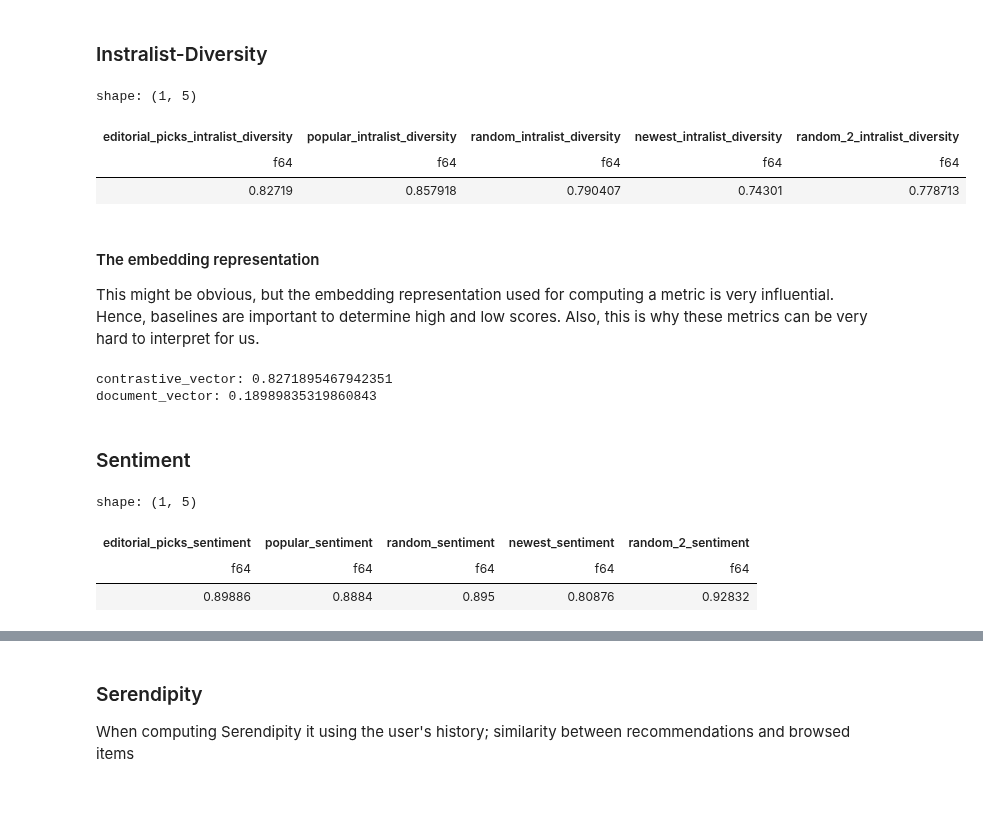
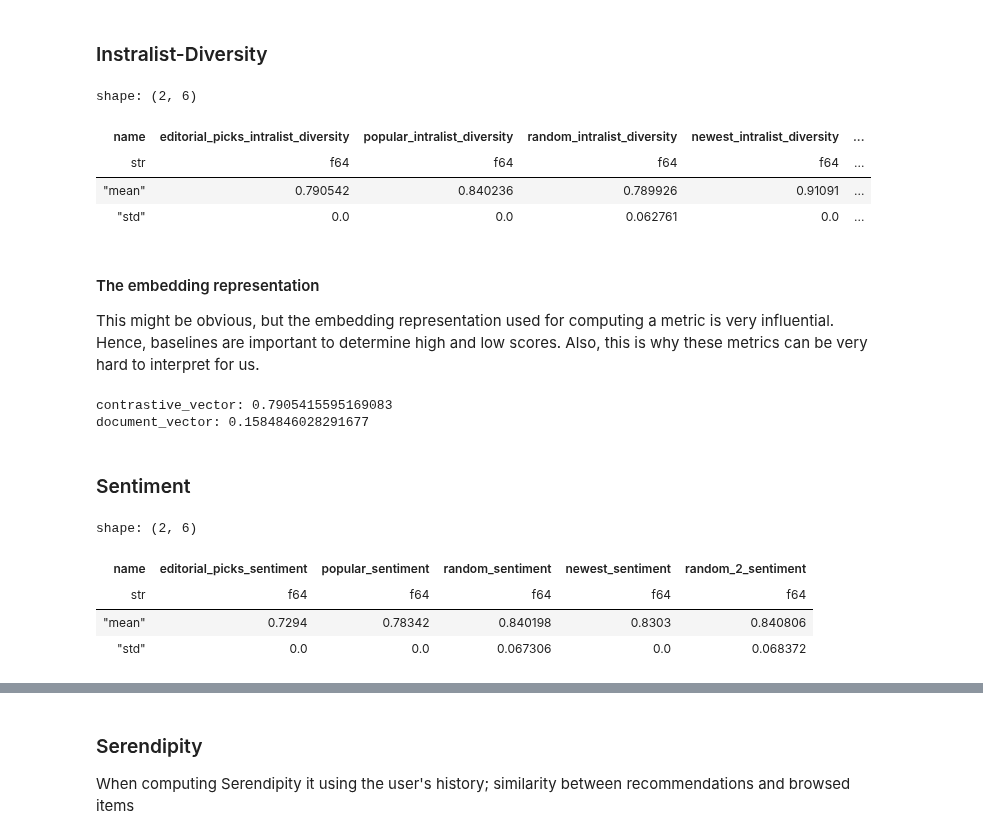
Before and after one commit to ebanalyse/ebnerd-benchmark, a Jupyter notebook: examples/03_beyond_accuracy/make_beyond_accuracy.ipynb, the cells around one changed output, grey strips where cells are left out. Cells and saved outputs as stored; diff of their text form; code cells hidden in the pictures; blank space fills up the shorter version.

```diff
--- a/examples/03_beyond_accuracy/make_beyond_accuracy.ipynb
+++ b/examples/03_beyond_accuracy/make_beyond_accuracy.ipynb
@@ -377,6 +388,11 @@ candidate_list = [
     if id in list(articles_dict)
 ]
 print(f"#candidate_list: {len(candidate_list)}")
+
+df_candidate_articles = df_lookup_articles.filter(
+    pl.col(DEFAULT_ARTICLE_ID_COL).is_in(candidate_list)
+)
+print(f"#candidate-articles (df): {df_candidate_articles.shape[0]}")
 # %% [output]
 #behaviors_timestamp_dict: 27052
 #history_dict: 1615
@@ -394,12 +411,14 @@ print(f"#candidate_list: {len(candidate_list)}")
 ### Editorical Pick
 # %%
 df_candidates_editorial_picks = create_sort_based_prediction_score(
-    df_lookup_articles, column=DEFAULT_TOTAL_INVIEWS_COL, desc=True
+    df_candidate_articles,
+    column=DEFAULT_TOTAL_INVIEWS_COL,
+    desc=True,
 )
 candidates_editorial_picks = np.array(
     [df_candidates_editorial_picks.select(DEFAULT_ARTICLE_ID_COL).to_series()]
 )
 # =>
-print(df_candidates_editorial_picks.head(2))
 print(candidates_editorial_picks[:, :2])
+df_candidates_editorial_picks.head(2)
 # %% [output]
@@ -417,12 +432,14 @@ shape: (2, 3)
 ### Popular
 # %%
 df_candidates_popular = create_sort_based_prediction_score(
-    df_lookup_articles, column=DEFAULT_TOTAL_PAGEVIEWS_COL, desc=True
+    df_candidate_articles,
+    column=DEFAULT_TOTAL_PAGEVIEWS_COL,
+    desc=True,
 )
 candidates_popular = np.array(
     [df_candidates_popular.select(DEFAULT_ARTICLE_ID_COL).to_series()]
 )
 # =>
-print(df_candidates_popular.head(2))
 print(candidates_popular[:, :2])
+df_candidates_popular.head(2)
 # %% [output]
@@ -440,12 +453,14 @@ shape: (2, 3)
 ### Newest
 # %%
 df_candidates_newest = create_sort_based_prediction_score(
-    df_lookup_articles, column=DEFAULT_ARTICLE_PUBLISHED_TIMESTAMP_COL, desc=False
+    df_candidate_articles,
+    column=DEFAULT_ARTICLE_PUBLISHED_TIMESTAMP_COL,
+    desc=False,
 )
 candidates_newest = np.array(
     [df_candidates_newest.select(DEFAULT_ARTICLE_ID_COL).to_series()]
 )
 # =>
-print(df_candidates_newest.head(2))
 print(candidates_newest[:, :2])
+df_candidates_newest.head(2)
 # %% [output]
@@ -513,20 +524,26 @@ candidates_name_pairs.append([candidates_your_model, "random_2"])
 # %% [markdown]
 ### Instralist-Diversity
 # %%
-instralist_diversity_dict = {
-    f"{list_name}_{instralist_diversity.name}": instralist_diversity(
+instralist_diversity_dict = {"name": ["mean", "std"]}
+
+for candidates, list_name in candidates_name_pairs:
+    scores = instralist_diversity(
         candidates,
         lookup_dict=articles_dict,
         lookup_key=CONTRASTIVE_VECTOR,
-    )[0]
-    for candidates, list_name in candidates_name_pairs
-}
+    )
+    instralist_diversity_dict[f"{list_name}_{instralist_diversity.name}"] = [
+        scores.mean(),
+        scores.std(),
+    ]
+
 pl.DataFrame(instralist_diversity_dict)
 # %% [output]
-shape: (1, 5)
+shape: (2, 6)
-| editorial_picks_intralist_diversity | popular_intralist_diversity | random_intralist_diversity | newest_intralist_diversity | random_2_intralist_diversity |
-| f64 | f64 | f64 | f64 | f64 |
-| 0.82719 | 0.857918 | 0.790407 | 0.74301 | 0.778713 |
+| name | editorial_picks_intralist_diversity | popular_intralist_diversity | random_intralist_diversity | newest_intralist_diversity | ... |
+| str | f64 | f64 | f64 | f64 | ... |
+| "mean" | 0.790542 | 0.840236 | 0.789926 | 0.91091 | ... |
+| "std" | 0.0 | 0.0 | 0.062761 | 0.0 | ... |
 # %% [markdown]
 #### The embedding representation
 This might be obvious, but the embedding representation used for computing a metric is very influential. Hence, baselines are important to determine high and low scores. Also, this is why these metrics can be very hard to interpret for us.
@@ -534,28 +551,34 @@ This might be obvious, but the embedding representation used for computing a met
 ROBERTA_EMB = "FacebookAI/xlm-roberta-base"
 BERT_EMB = "google-bert/bert-base-multilingual-cased"
 print(
-    f"{CONTRASTIVE_VECTOR}: {instralist_diversity(top_n_candidates_editorial_picks, lookup_dict=articles_dict, lookup_key=CONTRASTIVE_VECTOR)[0]}"
+    f"{CONTRASTIVE_VECTOR}: {instralist_diversity(top_n_candidates_editorial_picks, lookup_dict=articles_dict, lookup_key=CONTRASTIVE_VECTOR).mean()}"
 )
 print(
-    f"{DOCUMENT_VECTOR}: {instralist_diversity(top_n_candidates_editorial_picks, lookup_dict=articles_dict, lookup_key=DOCUMENT_VECTOR)[0]}"
+    f"{DOCUMENT_VECTOR}: {instralist_diversity(top_n_candidates_editorial_picks, lookup_dict=articles_dict, lookup_key=DOCUMENT_VECTOR).mean()}"
 )
 # %% [output]
-contrastive_vector: 0.8271895467942351
-document_vector: 0.18989835319860843
+contrastive_vector: 0.7905415595169083
+document_vector: 0.1584846028291677
 # %% [markdown]
 ### Sentiment
 # %%
-sentiment_dict = {
-    f"{list_name}_{sentiment.name}": sentiment(
+sentiment_dict = {"name": ["mean", "std"]}
+
+for candidates, list_name in candidates_name_pairs:
+    scores = sentiment(
         candidates,
         lookup_dict=articles_dict,
         lookup_key=DEFAULT_SENTIMENT_SCORE_COL,
-    )[0]
-    for candidates, list_name in candidates_name_pairs
-}
+    )
+    sentiment_dict[f"{list_name}_{sentiment.name}"] = [
+        scores.mean(),
+        scores.std(),
+    ]
+
 pl.DataFrame(sentiment_dict)
 # %% [output]
-shape: (1, 5)
+shape: (2, 6)
-| editorial_picks_sentiment | popular_sentiment | random_sentiment | newest_sentiment | random_2_sentiment |
-| f64 | f64 | f64 | f64 | f64 |
-| 0.89886 | 0.8884 | 0.895 | 0.80876 | 0.92832 |
+| name | editorial_picks_sentiment | popular_sentiment | random_sentiment | newest_sentiment | random_2_sentiment |
+| str | f64 | f64 | f64 | f64 | f64 |
+| "mean" | 0.7294 | 0.78342 | 0.840198 | 0.8303 | 0.840806 |
+| "std" | 0.0 | 0.0 | 0.067306 | 0.0 | 0.068372 |
```
Also changed, not shown: parts of 22 cells of this notebook.
